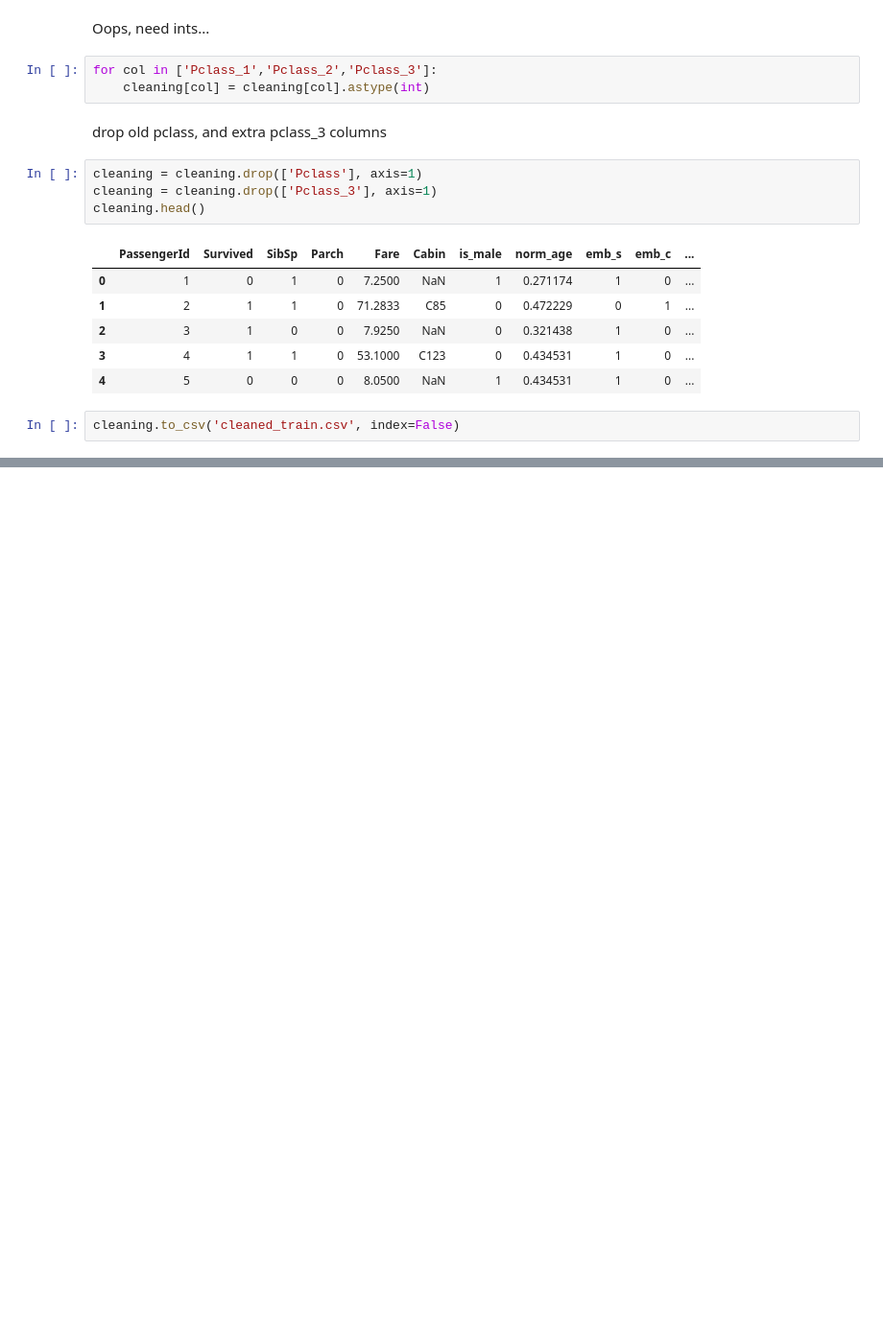
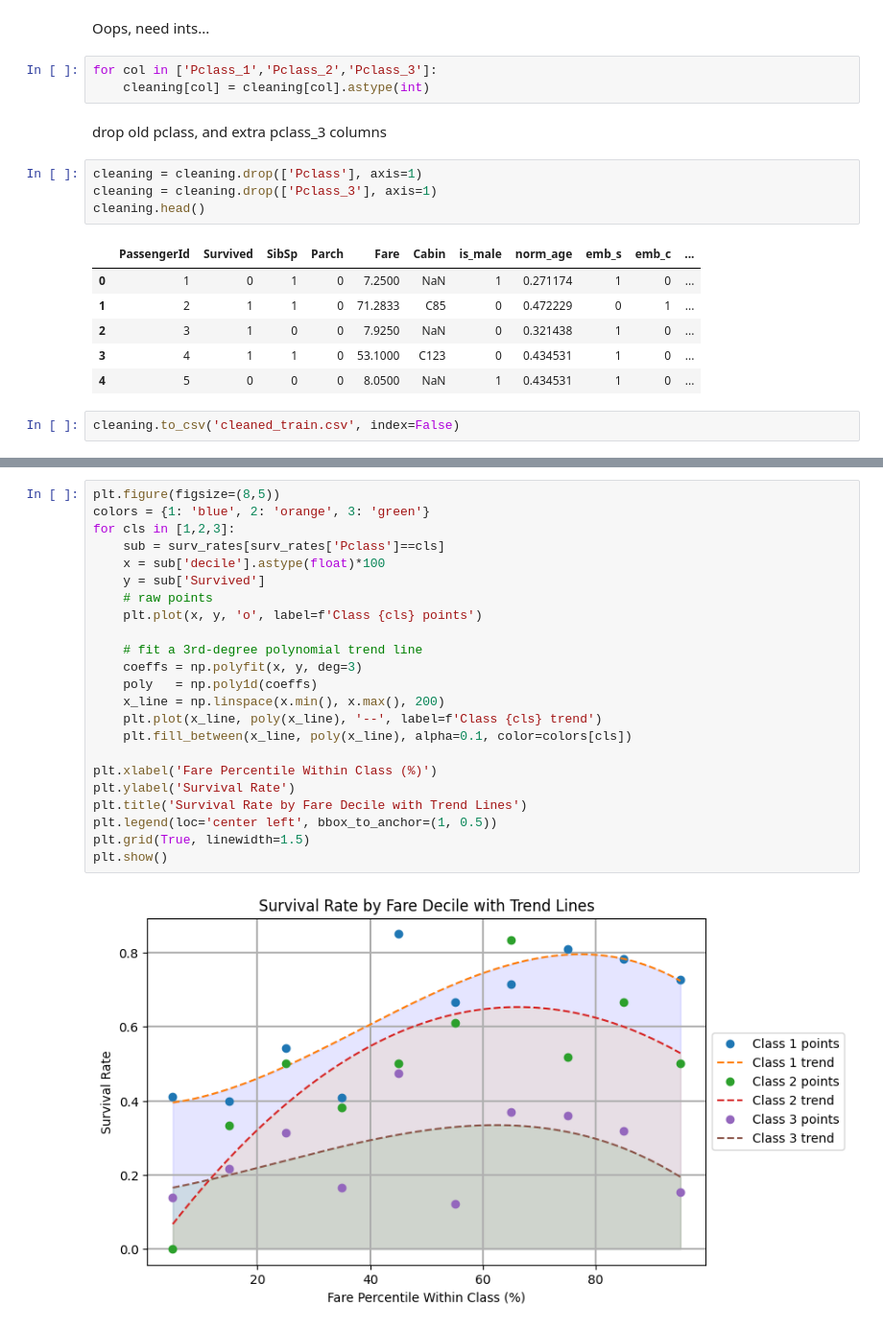
Before and after one commit to mwhittaker1/titanic_survive, a Jupyter notebook: da.ipynb, the cells around one changed output, grey strips where cells are left out. Shown: that part at 96% size. Cells and saved outputs as stored; diff of their text form; blank space fills up the shorter version.

```diff
--- a/da.ipynb
+++ b/da.ipynb
@@ -136,0 +258,25 @@ cleaning.to_csv('cleaned_train.csv', index=False)
+# %%
+plt.figure(figsize=(8,5))
+colors = {1: 'blue', 2: 'orange', 3: 'green'}
+for cls in [1,2,3]:
+    sub = surv_rates[surv_rates['Pclass']==cls]
+    x = sub['decile'].astype(float)*100
+    y = sub['Survived']
+    # raw points
+    plt.plot(x, y, 'o', label=f'Class {cls} points')
+
+    # fit a 3rd-degree polynomial trend line
+    coeffs = np.polyfit(x, y, deg=3)
+    poly   = np.poly1d(coeffs)
+    x_line = np.linspace(x.min(), x.max(), 200)
+    plt.plot(x_line, poly(x_line), '--', label=f'Class {cls} trend')
+    plt.fill_between(x_line, poly(x_line), alpha=0.1, color=colors[cls])
+
+plt.xlabel('Fare Percentile Within Class (%)')
+plt.ylabel('Survival Rate')
+plt.title('Survival Rate by Fare Decile with Trend Lines')
+plt.legend(loc='center left', bbox_to_anchor=(1, 0.5))
+plt.grid(True, linewidth=1.5)
+plt.show()
+# %% [output]
+[figure, added]
```
Also changed, not shown: parts of 9 cells of this notebook, 3 other files.
